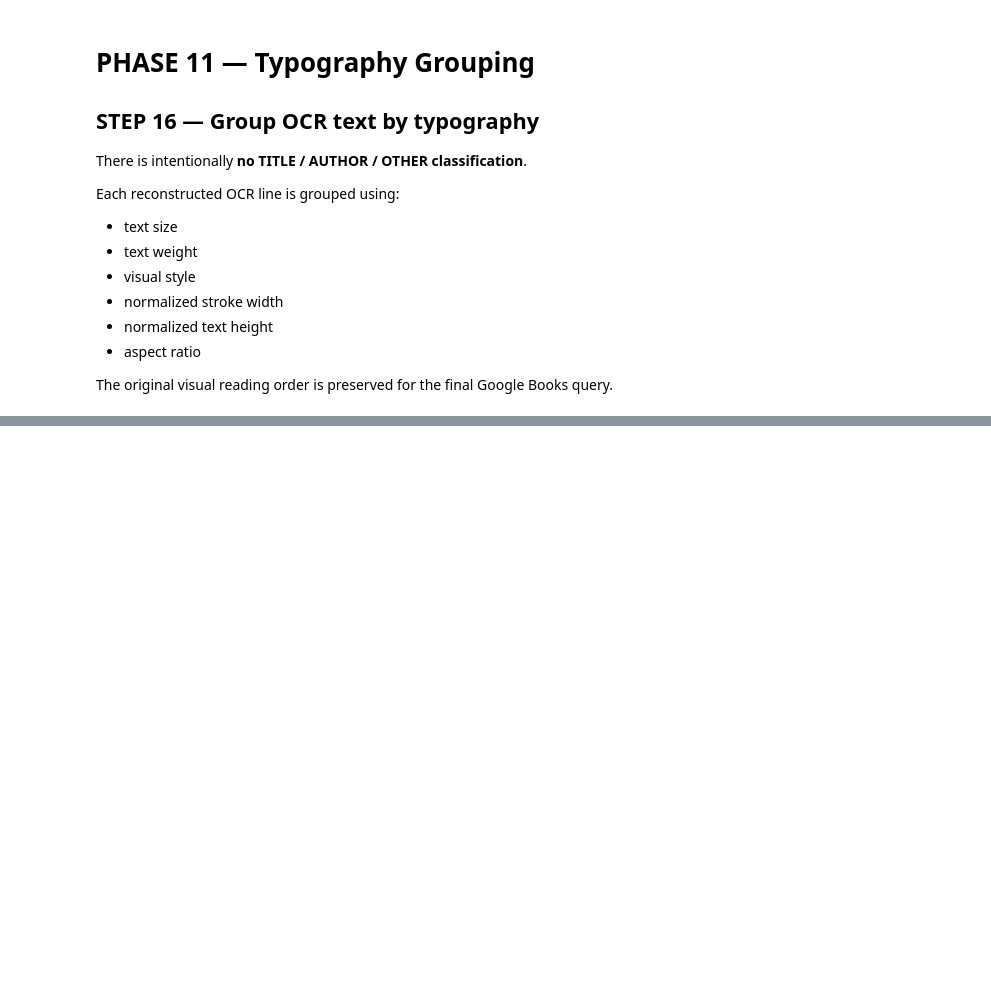
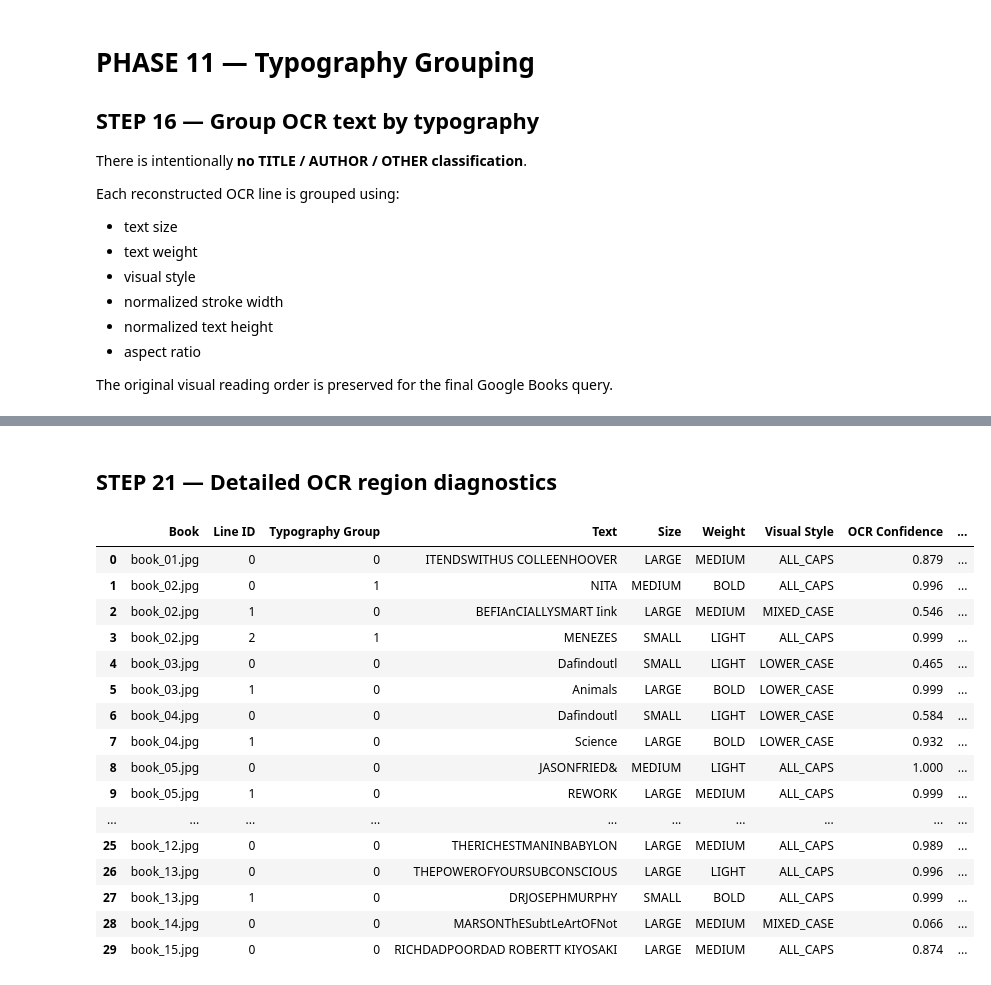
Before and after one commit to DSameer-infine8/shelfy.ai, a Jupyter notebook: PoC/BookSpine_OCR_Typography_Grouping.ipynb, the cells around one changed output, grey strips where cells are left out. Cells and saved outputs as stored; diff of their text form; code cells hidden in the pictures; blank space fills up the shorter version.

```diff
--- a/PoC/BookSpine_OCR_Typography_Grouping.ipynb
+++ b/PoC/BookSpine_OCR_Typography_Grouping.ipynb
@@ -1762,0 +2030,55 @@ def group_by_typography(rows):
+# %% [markdown]
+## STEP 21 — Detailed OCR region diagnostics
+# %%
+# ============================================================
+# PHASE 14 / STEP 21
+# OCR region diagnostics
+# ============================================================
+
+region_rows = []
+
+for result in results:
+    for r in result["regions"]:
+        region_rows.append({
+            "Book": result["file"],
+            "Line ID": r["line_id"],
+            "Typography Group": r.get("typography_group", -1),
+            "Text": r["text"],
+            "Size": r["size_class"],
+            "Weight": r["weight_class"],
+            "Visual Style": r["visual_style"],
+            "OCR Confidence": round(r["confidence"],3),
+            "Normalized Height": round(r["normalized_height"],5),
+            "Normalized Stroke Width": round(r["normalized_stroke_width"],5),
+            "Stroke Width PX": round(r["stroke_width_px"],2),
+            "Normalized Width": round(r["normalized_width"],5),
+            "Aspect Ratio": round(r["aspect_ratio"],3),
+            "Center X": round(r["center_x"],3),
+            "Center Y": round(r["center_y"],3),
+        })
+
+regions_df = pd.DataFrame(region_rows)
+display(regions_df)
+
+regions_df.to_csv(
+    OUTPUT_DIR / "text_region_diagnostics.csv",
+    index=False
+)
+# %% [output]
+|  | Book | Line ID | Typography Group | Text | Size | Weight | Visual Style | OCR Confidence | ... |
+| 0 | book_01.jpg | 0 | 0 | ITENDSWITHUS COLLEENHOOVER | LARGE | MEDIUM | ALL_CAPS | 0.879 | ... |
+| 1 | book_02.jpg | 0 | 1 | NITA | MEDIUM | BOLD | ALL_CAPS | 0.996 | ... |
+| 2 | book_02.jpg | 1 | 0 | BEFIAnCIALLYSMART Iink | LARGE | MEDIUM | MIXED_CASE | 0.546 | ... |
+| 3 | book_02.jpg | 2 | 1 | MENEZES | SMALL | LIGHT | ALL_CAPS | 0.999 | ... |
+| 4 | book_03.jpg | 0 | 0 | Dafindoutl | SMALL | LIGHT | LOWER_CASE | 0.465 | ... |
+| 5 | book_03.jpg | 1 | 0 | Animals | LARGE | BOLD | LOWER_CASE | 0.999 | ... |
+| 6 | book_04.jpg | 0 | 0 | Dafindoutl | SMALL | LIGHT | LOWER_CASE | 0.584 | ... |
+| 7 | book_04.jpg | 1 | 0 | Science | LARGE | BOLD | LOWER_CASE | 0.932 | ... |
+| 8 | book_05.jpg | 0 | 0 | JASONFRIED& | MEDIUM | LIGHT | ALL_CAPS | 1.000 | ... |
+| 9 | book_05.jpg | 1 | 0 | REWORK | LARGE | MEDIUM | ALL_CAPS | 0.999 | ... |
+| ... | ... | ... | ... | ... | ... | ... | ... | ... | ... |
+| 25 | book_12.jpg | 0 | 0 | THERICHESTMANINBABYLON | LARGE | MEDIUM | ALL_CAPS | 0.989 | ... |
+| 26 | book_13.jpg | 0 | 0 | THEPOWEROFYOURSUBCONSCIOUS | LARGE | LIGHT | ALL_CAPS | 0.996 | ... |
+| 27 | book_13.jpg | 1 | 0 | DRJOSEPHMURPHY | SMALL | BOLD | ALL_CAPS | 0.999 | ... |
+| 28 | book_14.jpg | 0 | 0 | MARSONThESubtLeArtOFNot | LARGE | MEDIUM | MIXED_CASE | 0.066 | ... |
+| 29 | book_15.jpg | 0 | 0 | RICHDADPOORDAD ROBERTT KIYOSAKI | LARGE | MEDIUM | ALL_CAPS | 0.874 | ... |
```
Also changed, not shown: parts of 16 cells of this notebook.
